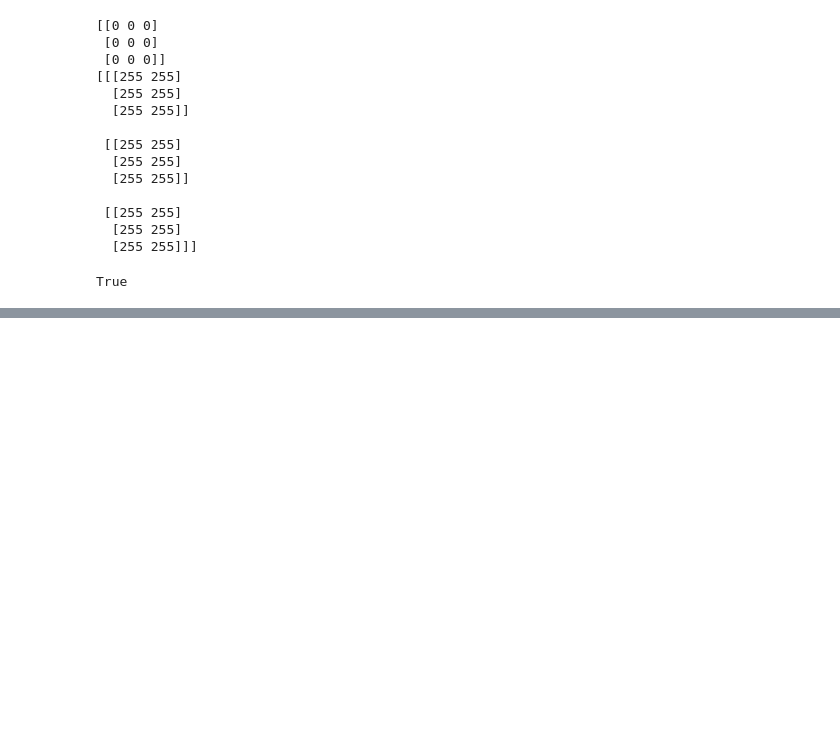
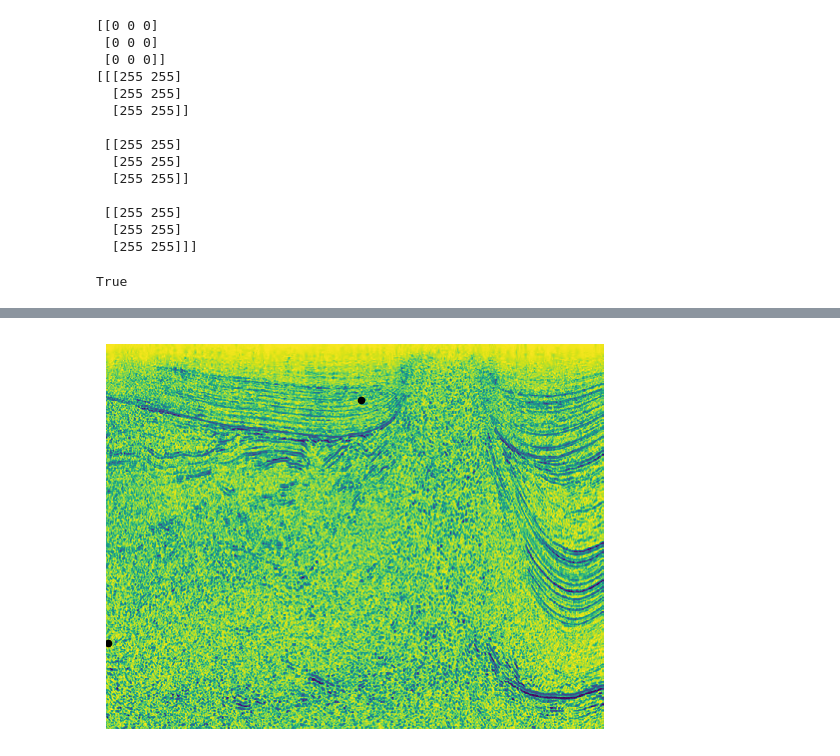
Before and after one commit to Necromath/ml_projects, a Jupyter notebook: Fit_Curve.ipynb, the cells around one changed output, grey strips where cells are left out. Drawn from its saved outputs; the diff is of its cells as text; code cells hidden in the pictures; blank space fills up the shorter version.

```diff
--- a/Fit_Curve.ipynb
+++ b/Fit_Curve.ipynb
@@ -327,0 +352,19 @@ plt.show()
+# %%
+thresh = 70
+idxs = np.arange(dgm.shape[0])
+idxs = idxs[np.abs(dgm[:, 1] - dgm[:, 0]) > thresh]
+
+plt.figure(figsize=(8, 5))
+plt.imshow(z)
+
+X, Y = np.meshgrid(np.arange(smoothed.shape[1]), np.arange(smoothed.shape[0]))
+X = X.flatten()
+Y = Y.flatten()
+for idx in idxs:
+    bidx = np.argmin(np.abs(smoothed + dgm[idx, 0]))
+    plt.scatter(X[bidx], Y[bidx], 20, 'k')
+plt.axis('off')
+
+plt.show()
+# %% [output]
+[figure, added]
```
Also changed, not shown: parts of 4 cells of this notebook.
